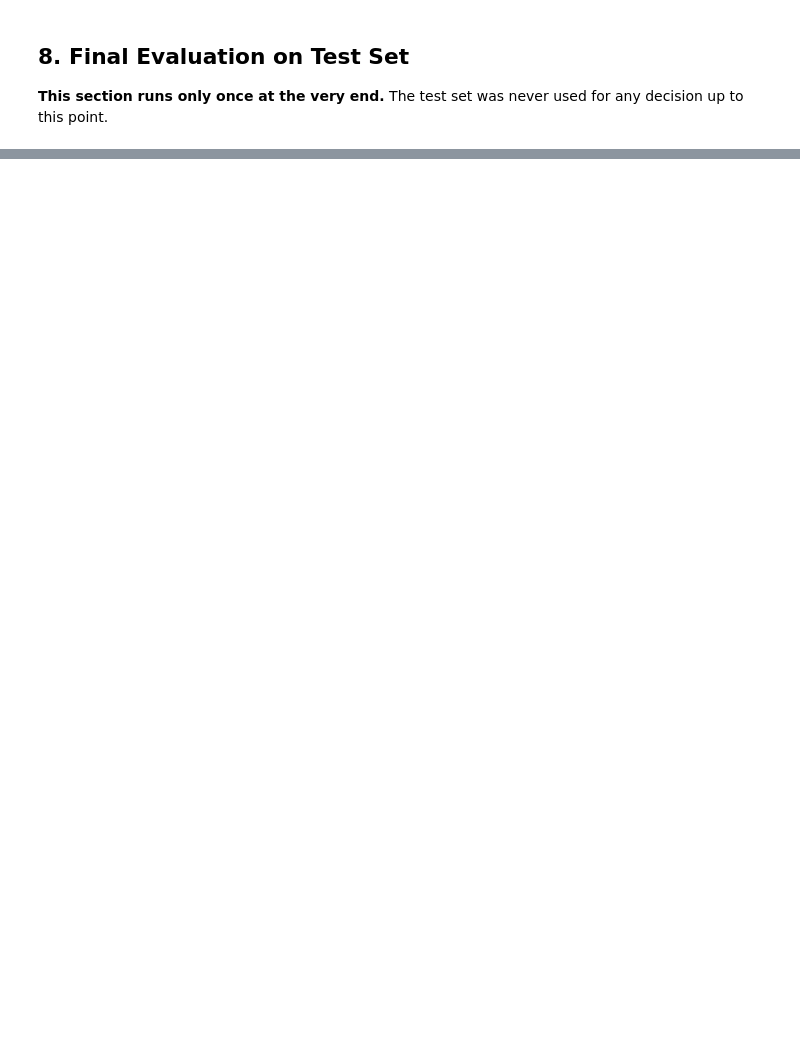
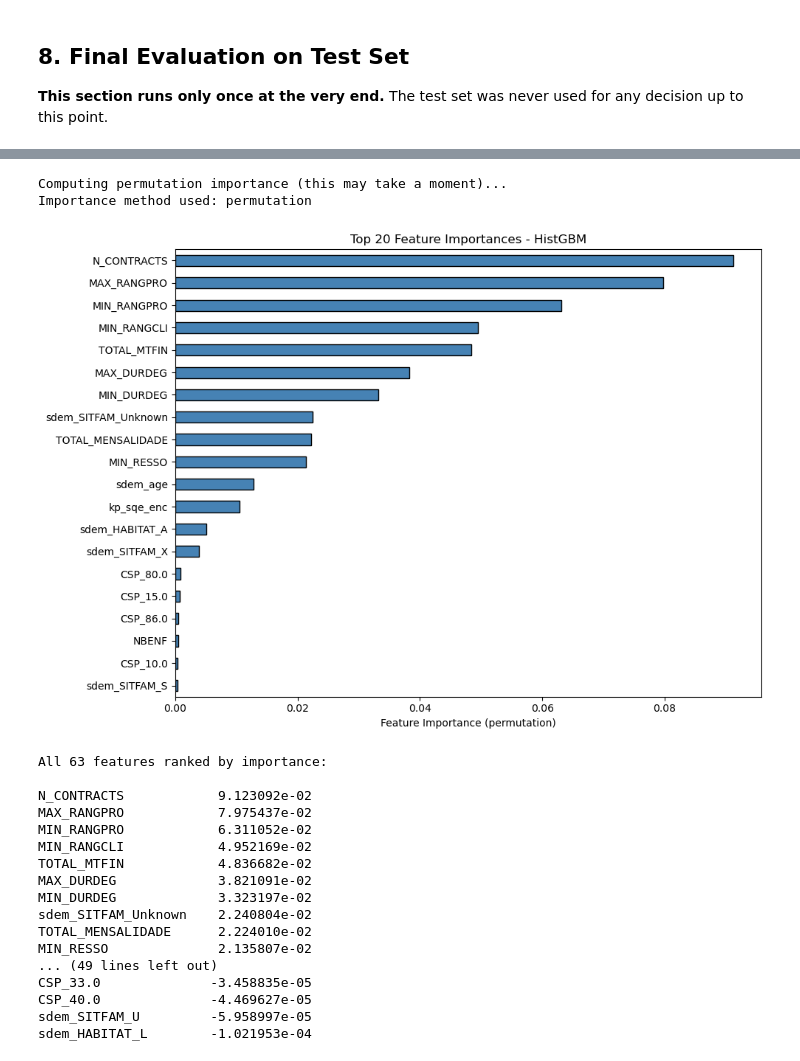
Before and after one commit to RuiSousaFerreiraIMS/Business_Case_BNP, a Jupyter notebook: notebooks/3a)Data_Preprocessing_Models.ipynb, the cells around one changed output, grey strips where cells are left out. Drawn from its saved outputs; the diff is of its cells as text; code cells hidden in the pictures; blank space fills up the shorter version.

```diff
--- a/notebooks/3a)Data_Preprocessing_Models.ipynb
+++ b/notebooks/3a)Data_Preprocessing_Models.ipynb
@@ -263,0 +665,71 @@ plt.show()
+# %%
+# Compute feature importances
+# For tree-based models that expose .feature_importances_ (e.g. RF) we use the built-in attribute.
+# For models that do not (e.g. HistGBM in sklearn<1.6, Logistic Regression) we fall back to permutation importance, which
+# measures how much the score drops when a feature is randomly shuffled.
+
+if hasattr(final_model, 'feature_importances_'):
+    # Built-in importance (mean decrease in impurity / gain)
+    importances = final_model.feature_importances_
+    importance_type = "built-in"
+elif hasattr(final_model, 'coef_'):
+    # Linear models - absolute coefficient values as an importance proxy
+    importances = np.abs(final_model.coef_[0])
+    importance_type = "coefficient-based"
+else:
+    # Permutation importance - model-agnostic, works for any estimator
+    # Measures the drop in ROC-AUC when each feature is randomly shuffled
+    print("Computing permutation importance (this may take a moment)...")
+    perm_result = permutation_importance(
+        final_model,
+        X_test_fs,               # use test set for unbiased importance
+        y_test,
+        n_repeats=10,            # repeat the shuffle 10 times for stability
+        scoring='roc_auc',
+        random_state=RANDOM_STATE,
+        n_jobs=-1,
+    )
+    importances = perm_result.importances_mean
+    importance_type = "permutation"
+
+print(f"Importance method used: {importance_type}")
+
+# Build a Series for easy sorting and plotting
+feat_imp = pd.Series(importances, index=selected_features).sort_values(ascending=False)
+
+# Display the top-20 features as a horizontal bar chart
+TOP_N = 20
+top_features = feat_imp.head(TOP_N)
+
+fig, ax = plt.subplots(figsize=(10, 7))
+# sort ascending so the largest bar appears at the top of the horizontal chart
+top_features.sort_values().plot.barh(ax=ax, color='steelblue', edgecolor='black')
+ax.set_xlabel(f'Feature Importance ({importance_type})')
+ax.set_title(f'Top {TOP_N} Feature Importances - {best_model_name}')
+plt.tight_layout()
+plt.show()
+
+# Print the full ranking
+print(f"\nAll {len(feat_imp)} features ranked by importance:\n")
+print(feat_imp.to_string())
+# %% [output]
+Computing permutation importance (this may take a moment)...
+Importance method used: permutation
+[figure, added]
+All 63 features ranked by importance:
+
+N_CONTRACTS            9.123092e-02
+MAX_RANGPRO            7.975437e-02
+MIN_RANGPRO            6.311052e-02
+MIN_RANGCLI            4.952169e-02
+TOTAL_MTFIN            4.836682e-02
+MAX_DURDEG             3.821091e-02
+MIN_DURDEG             3.323197e-02
+sdem_SITFAM_Unknown    2.240804e-02
+TOTAL_MENSALIDADE      2.224010e-02
+MIN_RESSO              2.135807e-02
+... (49 lines left out)
+CSP_33.0              -3.458835e-05
+CSP_40.0              -4.469627e-05
+sdem_SITFAM_U         -5.958997e-05
+sdem_HABITAT_L        -1.021953e-04
```
Also changed, not shown: parts of 21 cells of this notebook, 1 other file.
